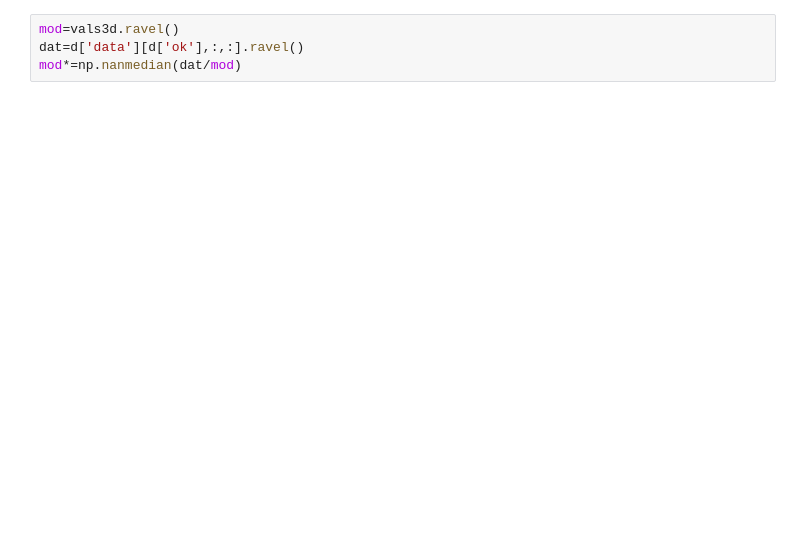
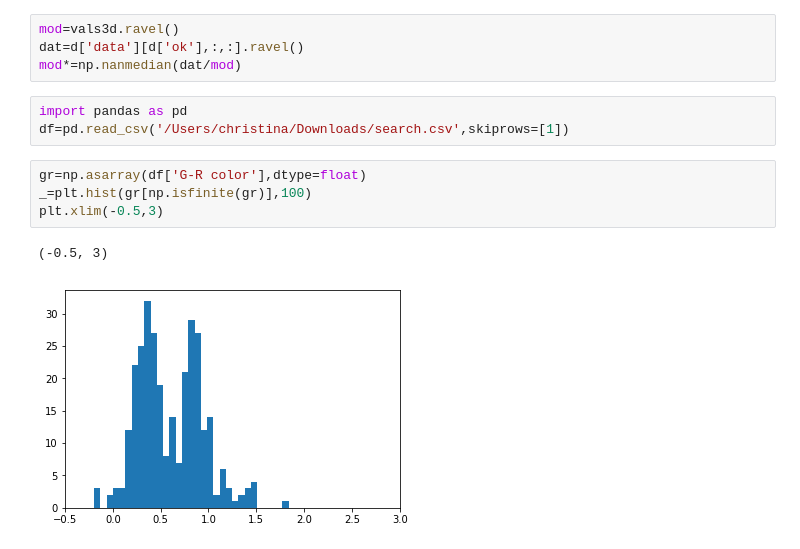
Before and after one commit to christinahedges/chroma, a Jupyter notebook: notebook/dev.ipynb, the cells around one changed output. Drawn from its saved outputs; the diff is of its cells as text; blank space fills up the shorter version.

Commit message:
EBs with color

```diff
--- a/notebook/dev.ipynb
+++ b/notebook/dev.ipynb
@@ -132,3 +151,13 @@ animatemodel([d['data'][d['ok'],:,:][0:len(lam)],ims],labels=lam,outfile='../ima
 mod=vals3d.ravel()
 dat=d['data'][d['ok'],:,:].ravel()
 mod*=np.nanmedian(dat/mod)
+# %%
+import pandas as pd
+df=pd.read_csv('/Users/christina/Downloads/search.csv',skiprows=[1])
+# %%
+gr=np.asarray(df['G-R color'],dtype=float)
+_=plt.hist(gr[np.isfinite(gr)],100)
+plt.xlim(-0.5,3)
+# %% [output]
+(-0.5, 3)
+[figure, added]
```
Also changed, not shown: parts of 8 cells of this notebook, 8 other files.
